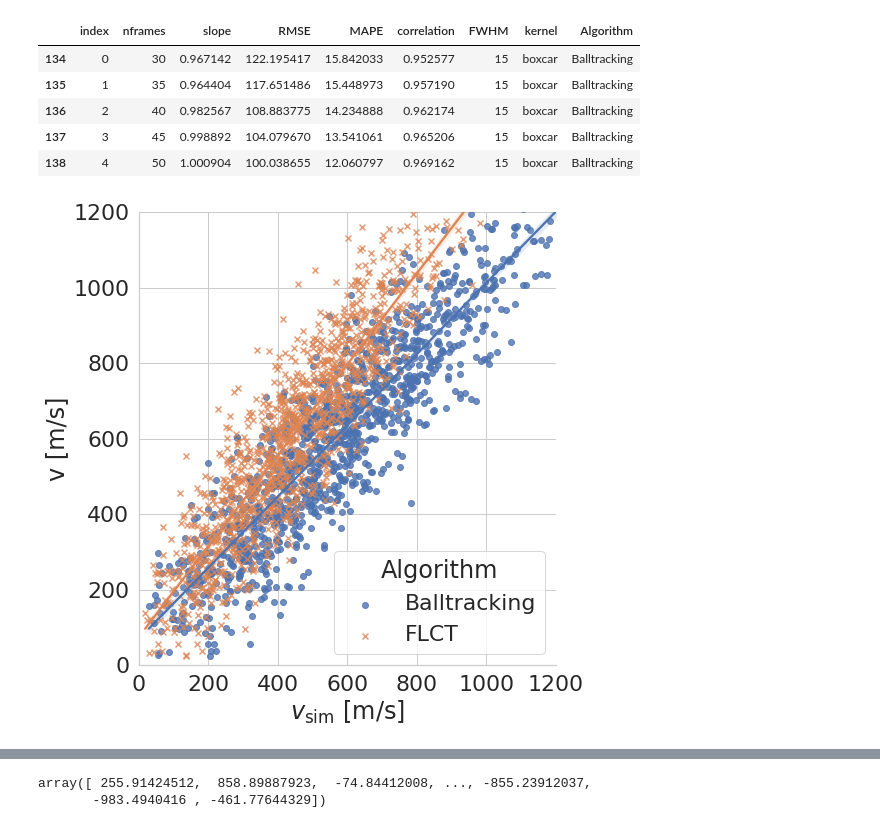
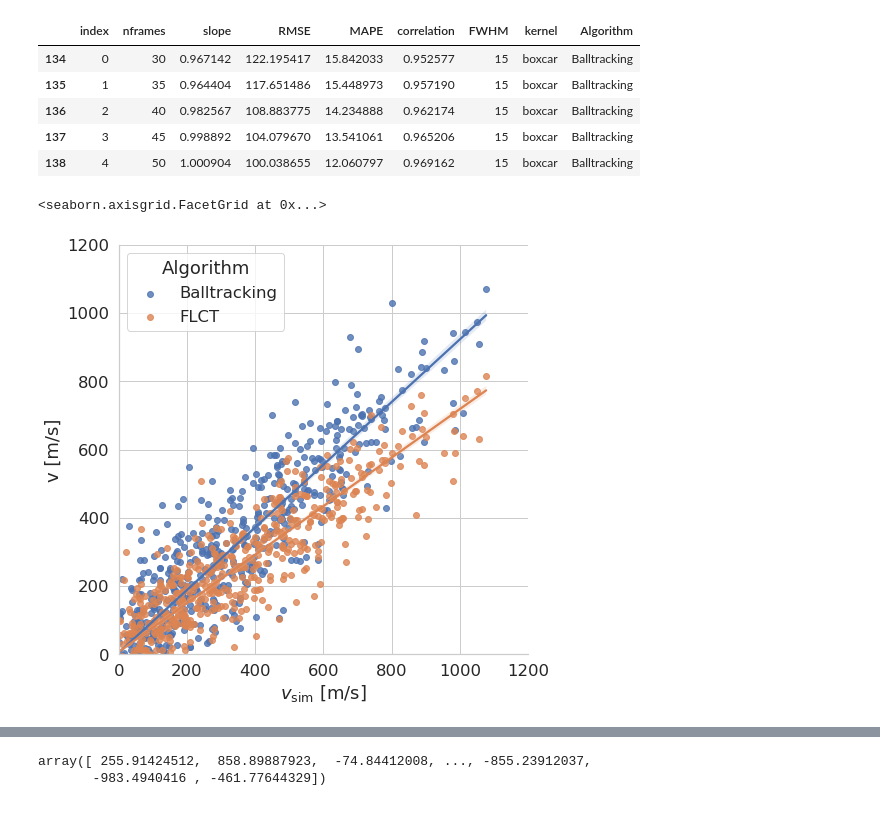
Before and after one commit to raphael-attie/sunflower, a Jupyter notebook: Comparisons/DeepVelU_FLCT_Balltracking.ipynb, the cells around one changed output, grey strips where cells are left out. Saved outputs shown, nothing was run; the diff lists cells and outputs as text; code cells hidden in the pictures.

Commit message:
updated comparison between tracking algorithms

```diff
--- a/Comparisons/DeepVelU_FLCT_Balltracking.ipynb
+++ b/Comparisons/DeepVelU_FLCT_Balltracking.ipynb
@@ -277,12 +279,12 @@ df2.query("Algorithm == 'Balltracking' & FWHM == '15'").head()
 | 137 | 3 | 45 | 0.998892 | 104.079670 | 13.541061 | 0.965206 | 15 | boxcar | Balltracking |
 | 138 | 4 | 50 | 1.000904 | 100.038655 | 12.060797 | 0.969162 | 15 | boxcar | Balltracking |
 # %%
-sns.set(font_scale=2)
+sns.set(font_scale=1.5)
 sns.set_style('whitegrid')
 %matplotlib inline
 # %%
-g = sns.lmplot(data=df1.query("nframes == 190 & FWHM==7"), x='vmag', y='vmag_stein', hue='Algorithm', markers=["o", "x"], height=7, legend_out=False)
-g.set(xlim=[0, 1200], ylim=[0, 1200], xlabel=r'$v_{\mathrm{sim}}$ [m/s]', ylabel='v [m/s]');
-#plt.savefig(PurePath(outputdir, 'scatter_fit_FLCT_Balltracking.png'))
+g = sns.lmplot(data=df1.query("nframes == 190 & FWHM==7"), x='vx_stein', y='vx', hue='Algorithm', markers=["o", "o"], height=7, legend_out=False)
+g.set(xlim=[0, 1200], ylim=[0, 1200], xlabel=r'$v_{\mathrm{sim}}$ [m/s]', ylabel='v [m/s]', aspect=1)
 # %% [output]
+<seaborn.axisgrid.FacetGrid at 0x...>
-[figure, old version]
+[figure, new version]
```
Also changed, not shown: parts of 14 cells of this notebook.
